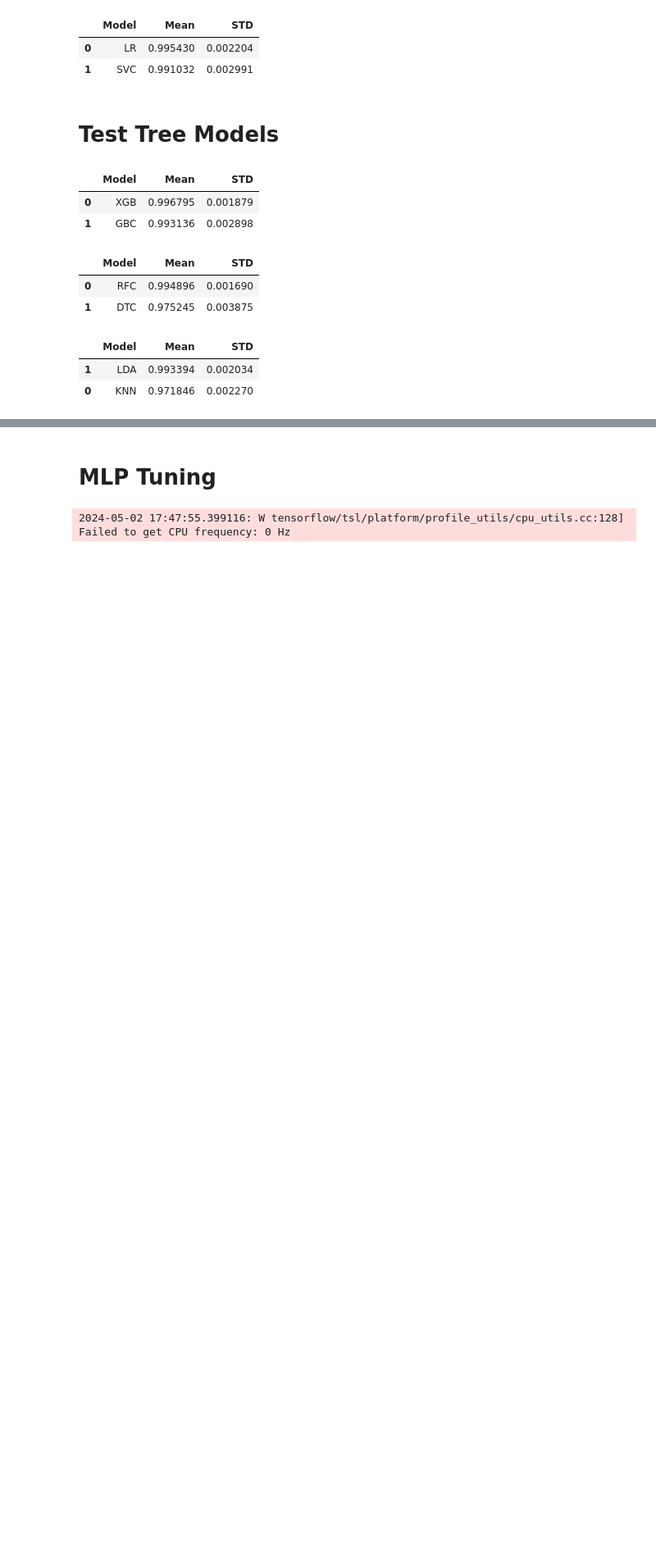
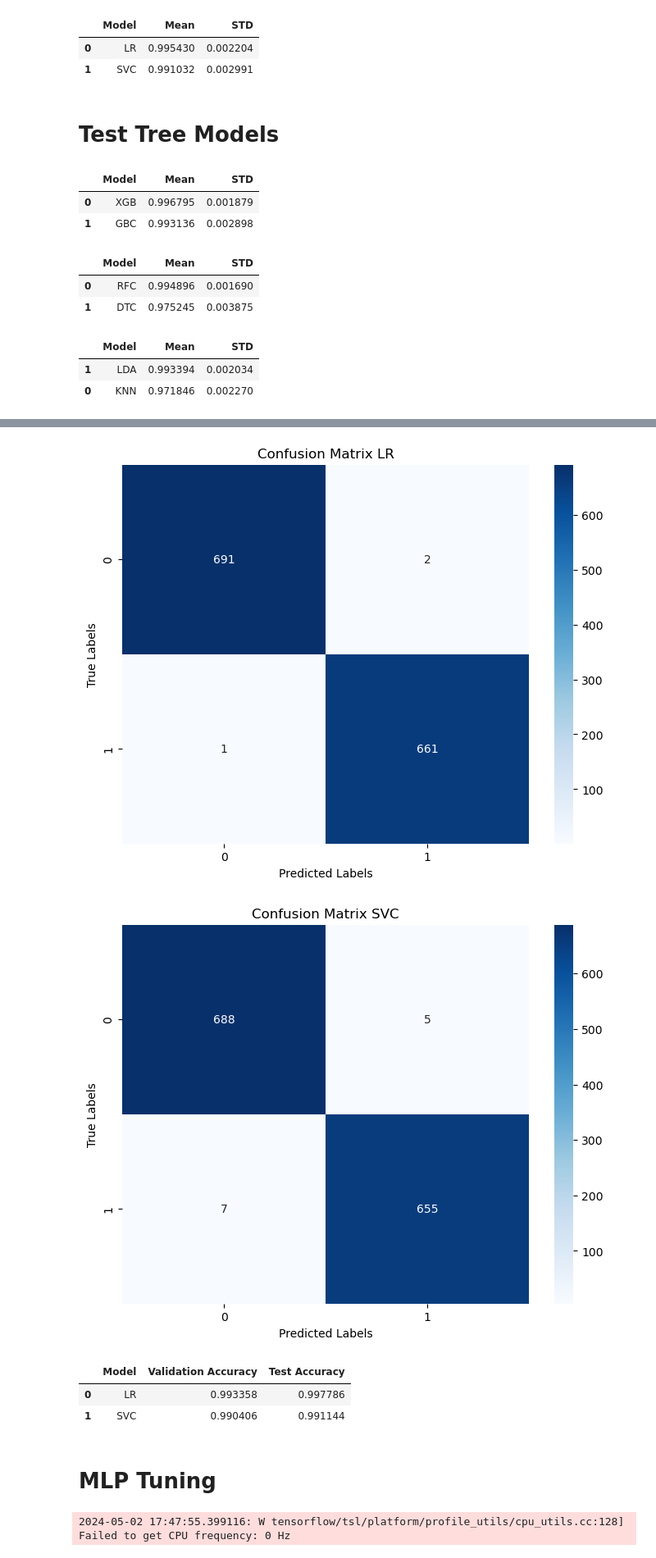
Before and after one commit to MaukanMir/SMS-Spam-Analysis, a Jupyter notebook: training.ipynb, the cells around one changed output, grey strips where cells are left out. Shown at 82% size. Drawn from its saved outputs; the diff is of its cells as text; code cells hidden in the pictures; blank space fills up the shorter version.

Commit message:
added new models

```diff
--- a/training.ipynb
+++ b/training.ipynb
@@ -172,11 +172,11 @@ def test_train_test_val_splits_on_models(names, models, X, y):
         sns.heatmap(conf_mat, annot=True, fmt='d', cmap='Blues')
         plt.xlabel('Predicted Labels')
         plt.ylabel('True Labels')
-        plt.title('Confusion Matrix')
+        plt.title(f'Confusion Matrix {model_name}')
         plt.show()
 
     performance_df = pd.DataFrame(model_performance)
-    return performance_df.sort_values(by="Mean", ascending=False)
+    return performance_df.sort_values(by="Validation Accuracy", ascending=False)
 # %% [markdown]
 #  EDA Analysis
 # %%
@@ -421,0 +422,10 @@ testing_selected_models(names, models, X_res, y_res)
+# %%
+names = ['LR', "SVC"]
+models = get_selected_models(names)
+test_train_test_val_splits_on_models(names, models, X_res, y_res)
+# %% [output]
+[figure, added]
+[figure, added]
+|  | Model | Validation Accuracy | Test Accuracy |
+| 0 | LR | 0.993358 | 0.997786 |
+| 1 | SVC | 0.990406 | 0.991144 |
```
Also changed, not shown: parts of 2 cells of this notebook.
